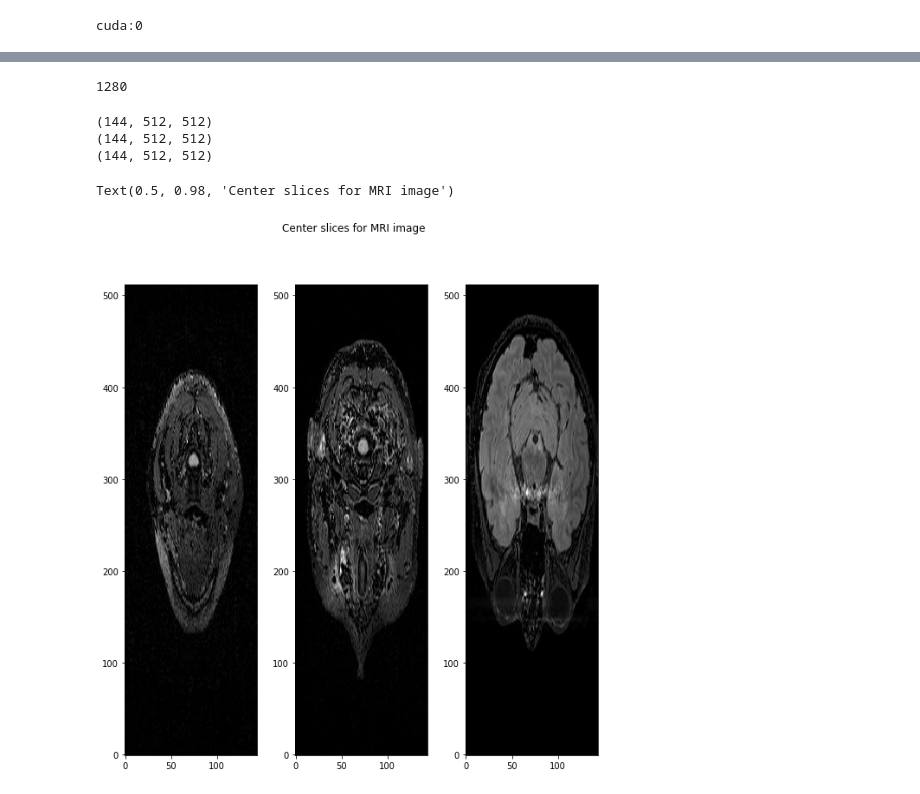
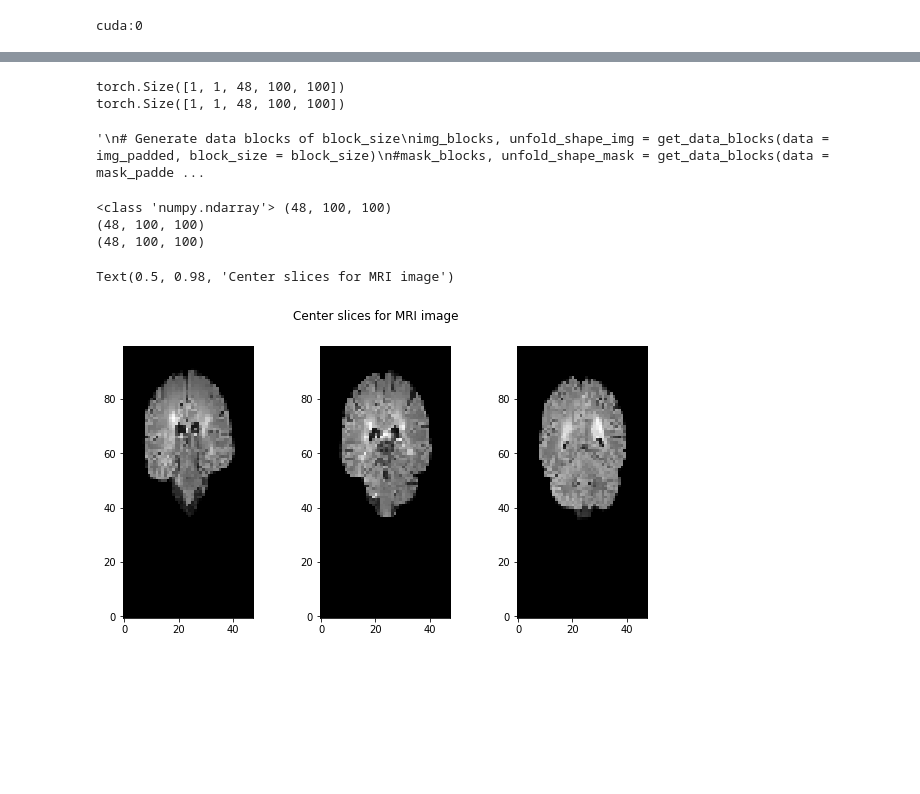
Before and after one commit to shivasanketh-rm/Brain-Lesion-Segmentation-using-Convolutional-Neural-Networks, a Jupyter notebook: unet3d.ipynb, the cells around one changed output, grey strips where cells are left out. Saved outputs shown, nothing was run; the diff lists cells and outputs as text; code cells hidden in the pictures; blank space fills up the shorter version.

```diff
--- a/unet3d.ipynb
+++ b/unet3d.ipynb
@@ -408,5 +266,5 @@ def preprocess_image(image_mask_paths):
 # %%
-train_img_mask_paths, val_img_mask_paths = split_train_val(image_paths[:2], mask_paths[:2], 0.95)
+train_img_mask_paths, val_img_mask_paths = split_train_val(image_paths, mask_paths, 0.6)
 
 print(train_img_mask_paths)
 #Training:
@@ -692,18 +533,23 @@ def reconstruct(blocks, unfold_shape):
     return blocks_orig
 # %%
 # Load an image from testing dataset
-test_img_paths = "data/TrainingDataset_MSSEG/01016SACH/3DFLAIR.nii.gz"
-test_mask_paths = "data/TrainingDataset_MSSEG/01016SACH/ManualSegmentation_1.nii.gz"
+test_img_paths = "data/Pre-processed training dataset/08029IVDI/FLAIR_preprocessed.nii.gz"
+test_mask_paths = "data/TrainingDataset_MSSEG/08029IVDI/Consensus.nii.gz"
 vol = nib.load(test_img_paths)
 vol_affine = vol.affine
 m = nib.load(test_mask_paths)
 img = np.array(vol.get_data(), np.float32)
-img = img/np.amax(img)
-img_padded = zero_padding(img, block_size)
-mask_orig = np.array(m.get_data(),np.uint8)
+img = nn.functional.interpolate(torch.from_numpy(img).unsqueeze(0).unsqueeze(0), size=imagesize, mode='trilinear')
+img = img/torch.max(img)
+#img_padded = zero_padding(img, block_size)
+mask_orig = np.array(m.get_data(), np.float32)
 mask_orig = mask_orig/np.amax(mask_orig)
+mask_orig = nn.functional.interpolate(torch.from_numpy(mask_orig).unsqueeze(0).unsqueeze(0), size=imagesize, mode='trilinear')
+mask_orig[mask_orig > 0.5] = 1
+mask_orig[mask_orig <= 0.5] = 0
 #mask_padded = zero_padding(mask, block_size)
-
+mask_recon = predict_img(net=net,full_img=img, out_threshold=0.1)
+'''
 # Generate data blocks of block_size
 img_blocks, unfold_shape_img = get_data_blocks(data = img_padded, block_size = block_size)
 #mask_blocks, unfold_shape_mask = get_data_blocks(data = mask_padded, block_size = block_size)
@@ -731,18 +577,22 @@ for image in test_img:
 
 pred = torch.from_numpy(np.asarray(predicted)).type(torch.FloatTensor)
 mask_recon = reconstruct(pred,unfold_shape_img)
+'''
 # %% [output]
-1280
+torch.Size([1, 1, 48, 100, 100])
+torch.Size([1, 1, 48, 100, 100])
+'\n# Generate data blocks of block_size\nimg_blocks, unfold_shape_img = get_data_blocks(data = img_padded, block_size = block_size)\n#mask_blocks, unfold_shape_mask = get_data_blocks(data = mask_padde ...
 # %%
 
 #Segment
 mask_recon = torch.from_numpy(np.asarray(mask_recon)).type(torch.FloatTensor)
-mask_interpolated = nn.functional.interpolate(mask_recon.unsqueeze(0).unsqueeze(0), size=img.shape, mode='trilinear')
-img_seg = mask_interpolated #* img
+#mask_interpolated = nn.functional.interpolate(mask_recon.unsqueeze(0).unsqueeze(0), size=img.shape, mode='trilinear')
+img_seg = mask_recon #* img
 img_seg = img_seg.squeeze().squeeze().numpy()
-img_seg_original = mask_orig#*img
-
-print(img_seg.shape)
+img_seg_original = mask_orig.squeeze().squeeze().numpy()#*img
+img = img.squeeze().squeeze().numpy()
+#img = img.numpy()
+print(type(img_seg), img_seg.shape)
 print(img.shape)
 print(img_seg_original.shape)
 
@@ -750,20 +600,20 @@ print(img_seg_original.shape)
 import matplotlib.pyplot as plt
 def show_slices(slices):
     """ Function to display row of image slices """
-    fig, axes = plt.subplots(1, len(slices), figsize=(10,10))
+    fig, axes = plt.subplots(1, len(slices), figsize=(10,5))
     for i, slice in enumerate(slices):
         axes[i].imshow(slice.T, cmap="gray", origin="lower")
 # %% [output]
-(144, 512, 512)
-(144, 512, 512)
-(144, 512, 512)
+<class 'numpy.ndarray'> (48, 100, 100)
+(48, 100, 100)
+(48, 100, 100)
 # %%
-slice_0 = img[:, :, 87]
-slice_1 = img[:, :, 174]
-slice_2 = img[:, :, 261]
+slice_0 = img[:, 60, :]
+slice_1 = img[:, 64, :]
+slice_2 = img[:, 70, :]
 show_slices([slice_0, slice_1, slice_2])
 plt.suptitle("Center slices for MRI image")
 # %% [output]
 Text(0.5, 0.98, 'Center slices for MRI image')
-[figure, old version]
+[figure, new version]
 # %%
```
Also changed, not shown: parts of 23 cells of this notebook.
